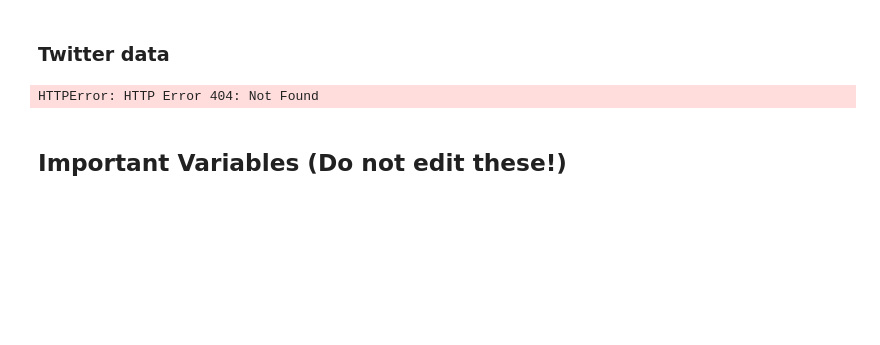
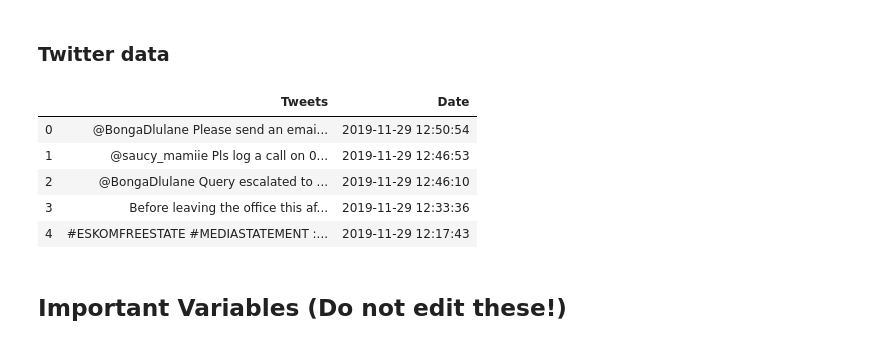
Before and after one commit to ngezler/Project1, a Jupyter notebook: analyse_predict_student_version-1529 (1).ipynb, the cells around one changed output. Saved outputs shown, nothing was run; the diff lists cells and outputs as text; code cells hidden in the pictures; blank space fills up the shorter version.

```diff
--- a/analyse_predict_student_version-1529 (1).ipynb
+++ b/analyse_predict_student_version-1529 (1).ipynb
@@ -32,11 +37,16 @@ HTTPError: HTTP Error 404: Not Found
 # %% [markdown]
 ### Twitter data
 # %%
-twitter_url = 'https://raw.githubusercontent.com/Explore-AI/academy-content/master/courses/data-science/fundamentals/analyse/predict/data/twitter_nov_2019.csv?token=AONJI6ONBTLJJLGK34JLTXK6IKGNI'
+twitter_url = 'https://raw.githubusercontent.com/Explore-AI/Public-Data/master/Data/twitter_nov_2019.csv'
 twitter_df = pd.read_csv(twitter_url)
 twitter_df.head()
 # %% [output]
-HTTPError: HTTP Error 404: Not Found
+|  | Tweets | Date |
+| 0 | @BongaDlulane Please send an emai... | 2019-11-29 12:50:54 |
+| 1 | @saucy_mamiie Pls log a call on 0... | 2019-11-29 12:46:53 |
+| 2 | @BongaDlulane Query escalated to ... | 2019-11-29 12:46:10 |
+| 3 | Before leaving the office this af... | 2019-11-29 12:33:36 |
+| 4 | #ESKOMFREESTATE #MEDIASTATEMENT :... | 2019-11-29 12:17:43 |
 # %% [markdown]
 ## Important Variables (Do not edit these!)
 # %%
```
Also changed, not shown: parts of 18 cells of this notebook.
